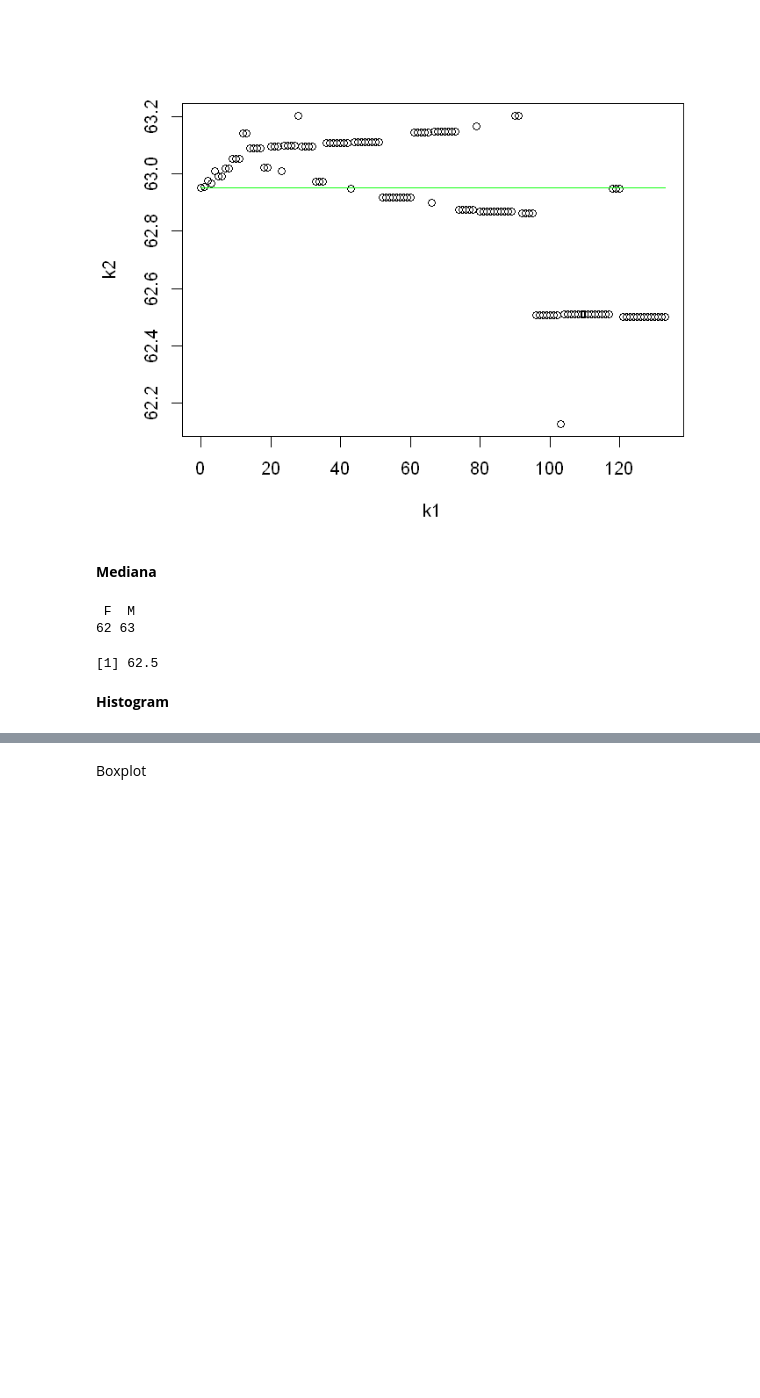
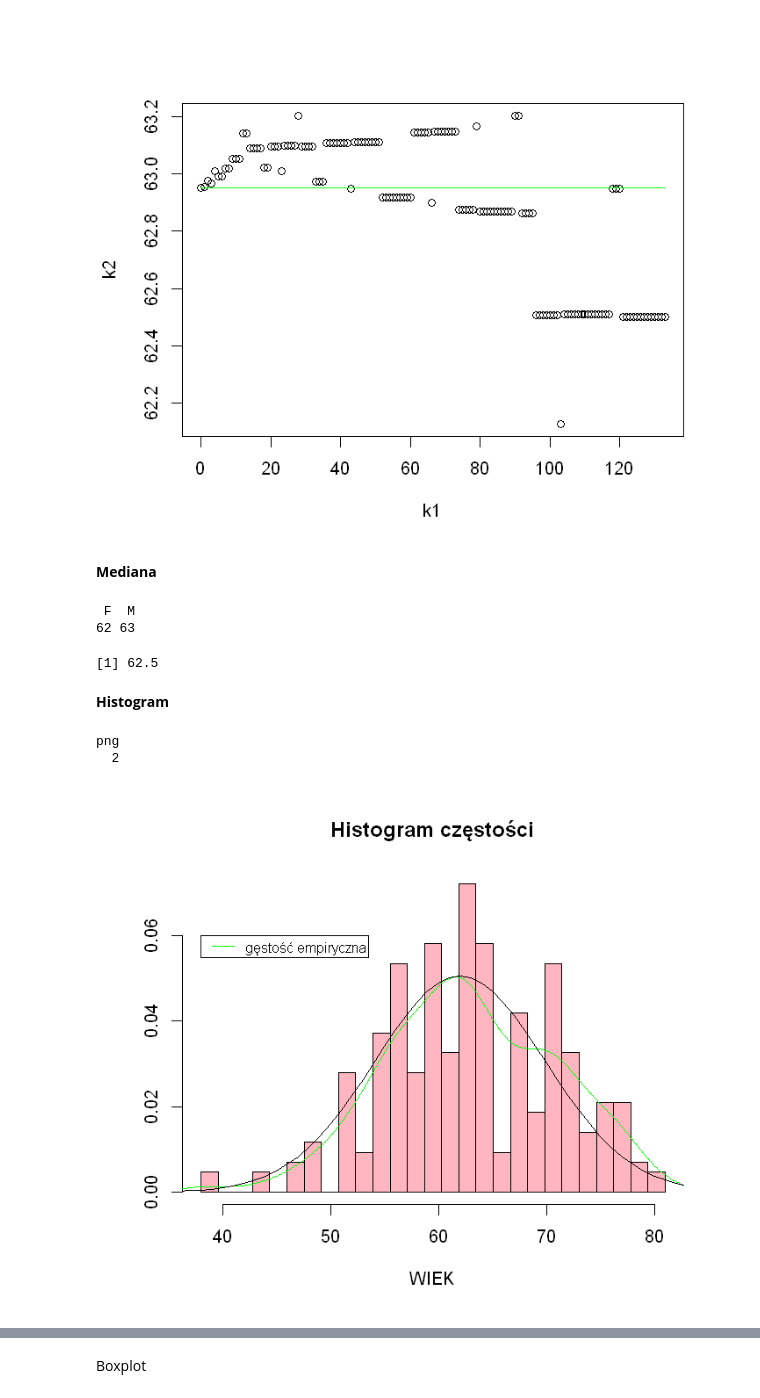
Before and after one commit to Swinkawkrawacie/Statystyka-stosowana, a Jupyter notebook: raport1.ipynb, the cells around one changed output, grey strips where cells are left out. Drawn from its saved outputs; the diff is of its cells as text; code cells hidden in the pictures; blank space fills up the shorter version.

```diff
--- a/raport1.ipynb
+++ b/raport1.ipynb
@@ -159,4 +159,30 @@ median(data_set$AGE)
 [1] 62.5
 # %% [markdown]
 **Histogram**
+# %%
+jpeg("hist_base.jpg", width = 600, height = 500)
+hist(data_set$AGE,
+    breaks = seq(min(data_set$AGE), max(data_set$AGE),
+    length.out = round(5 * log(length(data_set$AGE)))),
+    col = "lightpink", xlab = "WIEK", ylab = "",
+    main = "Histogram liczebności")
+dev.off()
+# %% [output]
+png
+  2
+# %%
+#jpeg("hist_base_den.jpg", width = 600, height = 500)
+hist(data_set$AGE,
+    breaks = seq(min(data_set$AGE), max(data_set$AGE),
+    length.out = round(5 * log(length(data_set$AGE)))),
+    col = "lightpink", freq = FALSE, xlab = "WIEK", ylab = "",
+    main = "Histogram częstości")
+f <- density(data_set$AGE)
+lines(f$x, f$y, col = "green")
+legend(38, 0.06, legend = "gęstość empiryczna", col = "green", lty = 1,
+    cex = 0.8)
+lines(x, dnorm(x, mean=62, sd=7.9))
+#dev.off()
+# %% [output]
+[figure, added]
 # %%
```
Also changed, not shown: parts of 22 cells of this notebook, 7 other files.
